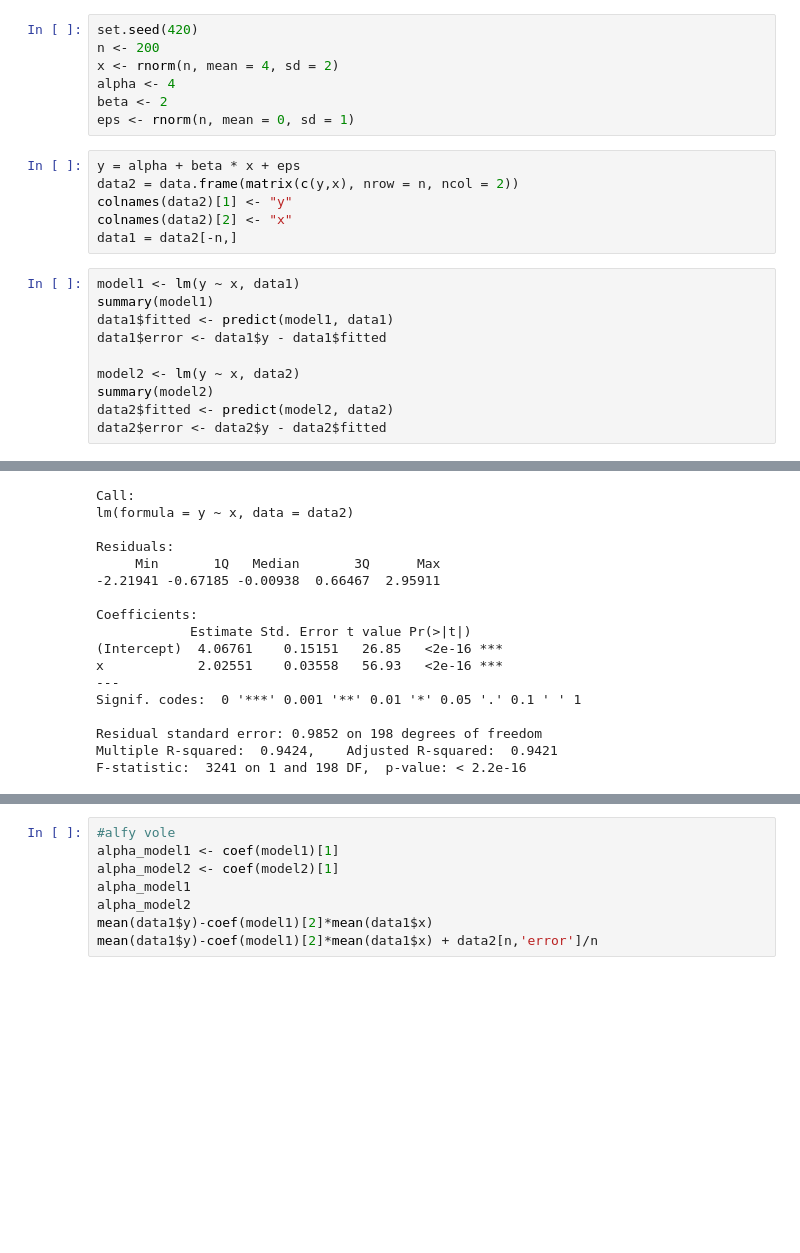
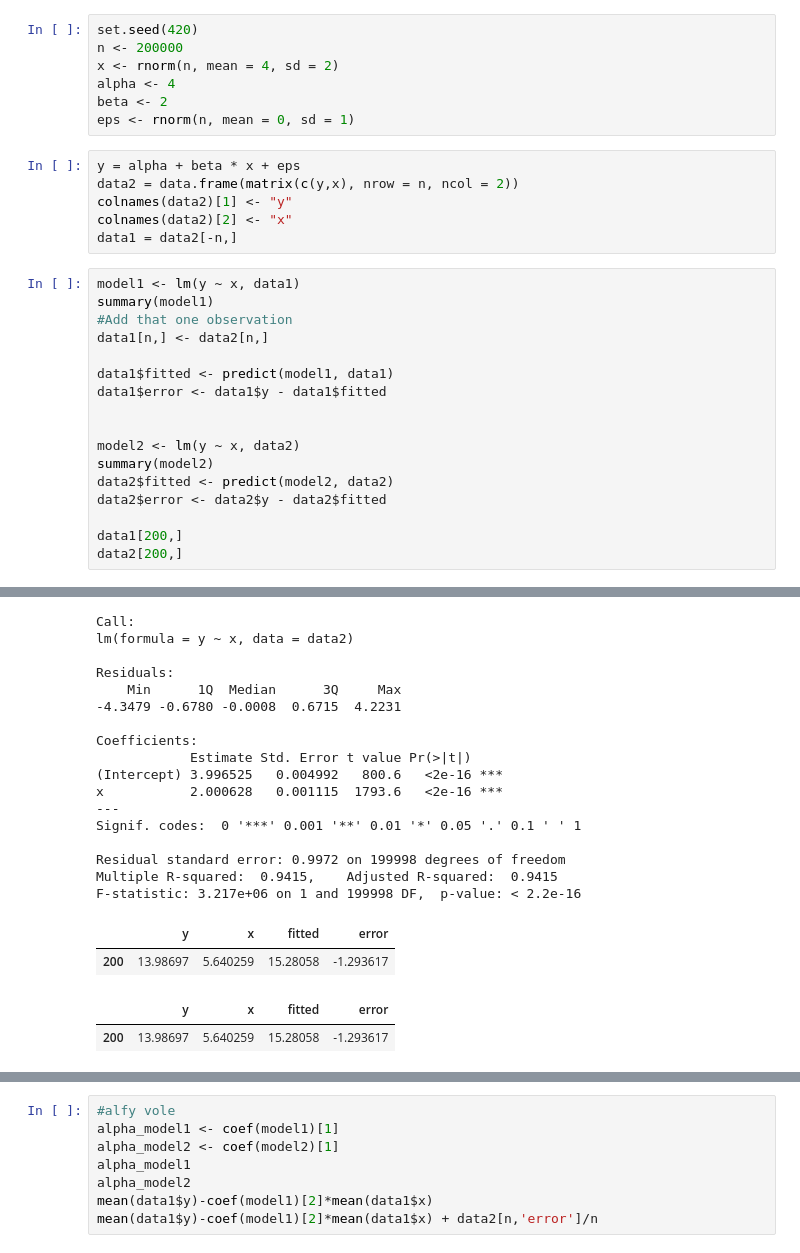
Before and after one commit to magicbeans817/ecox1, a Jupyter notebook: HW1.ipynb, the cells around one changed output, grey strips where cells are left out. Saved outputs shown, nothing was run; the diff lists cells and outputs as text; blank space fills up the shorter version.

```diff
--- a/HW1.ipynb
+++ b/HW1.ipynb
@@ -431,7 +435,7 @@ In comparison with previous OLS model, quantile regression seems better.
 ## c)
 # %%
 set.seed(420)
-n <- 200
+n <- 200000
 x <- rnorm(n, mean = 4, sd = 2)
 alpha <- 4
 beta <- 2
@@ -445,13 +449,20 @@ data1 = data2[-n,]
 # %%
 model1 <- lm(y ~ x, data1)
 summary(model1)
+#Add that one observation
+data1[n,] <- data2[n,]
+
 data1$fitted <- predict(model1, data1)
 data1$error <- data1$y - data1$fitted
+
 
 model2 <- lm(y ~ x, data2)
 summary(model2)
 data2$fitted <- predict(model2, data2)
 data2$error <- data2$y - data2$fitted
+
+data1[200,]
+data2[200,]
 # %% [output]
 Call:
 lm(formula = y ~ x, data = data1)
@@ -473,20 +484,24 @@ F-statistic:  3251 on 1 and 197 DF,  p-value: < 2.2e-16
 Call:
 lm(formula = y ~ x, data = data2)
 
 Residuals:
-     Min       1Q   Median       3Q      Max
--2.21941 -0.67185 -0.00938  0.66467  2.95911
+    Min      1Q  Median      3Q     Max
+-4.3479 -0.6780 -0.0008  0.6715  4.2231
 
 Coefficients:
             Estimate Std. Error t value Pr(>|t|)
-(Intercept)  4.06761    0.15151   26.85   <2e-16 ***
-x            2.02551    0.03558   56.93   <2e-16 ***
+(Intercept) 3.996525   0.004992   800.6   <2e-16 ***
+x           2.000628   0.001115  1793.6   <2e-16 ***
 ---
 Signif. codes:  0 '***' 0.001 '**' 0.01 '*' 0.05 '.' 0.1 ' ' 1
 
-Residual standard error: 0.9852 on 198 degrees of freedom
-Multiple R-squared:  0.9424,    Adjusted R-squared:  0.9421
-F-statistic:  3241 on 1 and 198 DF,  p-value: < 2.2e-16
+Residual standard error: 0.9972 on 199998 degrees of freedom
+Multiple R-squared:  0.9415,    Adjusted R-squared:  0.9415
+F-statistic: 3.217e+06 on 1 and 199998 DF,  p-value: < 2.2e-16
+|  | y | x | fitted | error |
+| 200 | 13.98697 | 5.640259 | 15.28058 | -1.293617 |
+|  | y | x | fitted | error |
+| 200 | 13.98697 | 5.640259 | 15.28058 | -1.293617 |
 # %%
 #Therefore value of alpha and beta for first model can be estimated as follows:
 #beta
```
Also changed, not shown: parts of 4 cells of this notebook.
